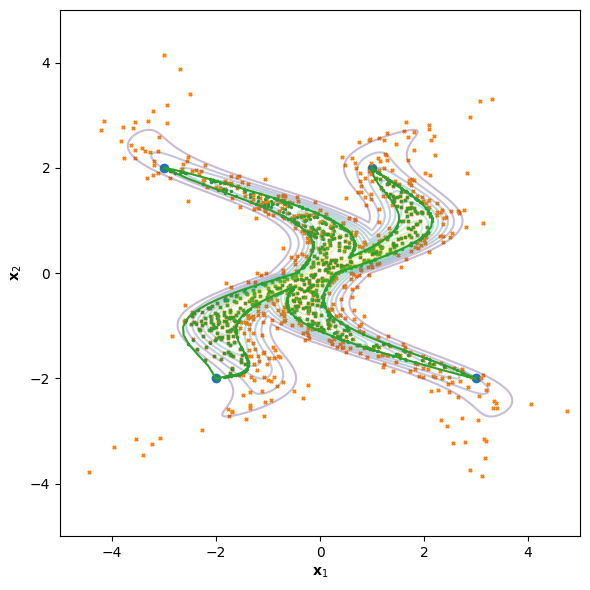
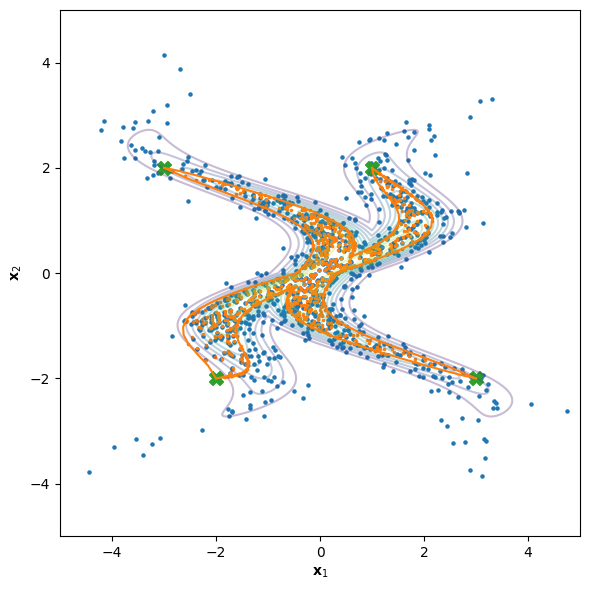
Code edit (unified diff) that turned the first committed figure into the second:
--- before
+++ after
@@ -12,9 +12,10 @@
 plt.figure(figsize=(6, 6))
 plt.contour(X.numpy(), Y.numpy(), log_probs_multi.numpy(), levels=10, cmap='viridis', alpha=0.3)
-plt.scatter(archetypes[:, 0].numpy(), archetypes[:, 1].numpy(), color=plt.cm.tab10(0), marker='o')
-plt.scatter(data[:, 0].numpy(), data[:, 1].numpy(), color=plt.cm.tab10(1), marker='x', s=5)
+plt.scatter(data[:, 0].numpy(), data[:, 1].numpy(), color=plt.cm.tab10(0), marker='o', s=5)
 for i in range(4):
-    plt.plot(geodesics[i,:,0].numpy(), geodesics[i,:,1].numpy(), color=plt.cm.tab10(2))
-plt.scatter(projected_data[:, 0].numpy(), projected_data[:, 1].numpy(), color=plt.cm.tab10(2), marker='x', s=2.5)
+    plt.plot(geodesics[i,:,0].numpy(), geodesics[i,:,1].numpy(), color=plt.cm.tab10(1))
+plt.scatter(projected_data[:, 0].numpy(), projected_data[:, 1].numpy(), color=plt.cm.tab10(1), marker='o', s=2.5)
+for i in range(4):
+    plt.scatter(archetypes[i, 0].numpy(), archetypes[i, 1].numpy(), color=plt.cm.tab10(2), marker='X', s=100)
 plt.xlabel(r'$\mathbf{x}_1$')
 plt.ylabel(r'$\mathbf{x}_2$')
@@ -22,4 +23,4 @@
 plt.ylim(-5, 5)
 plt.tight_layout()
-plt.savefig(os.path.join(results_folder, "samples_starflow_projected.png"))
+plt.savefig(os.path.join(results_folder, "samples_ram_projected.png"))
 plt.show()

Commit: still some bugs for mnist